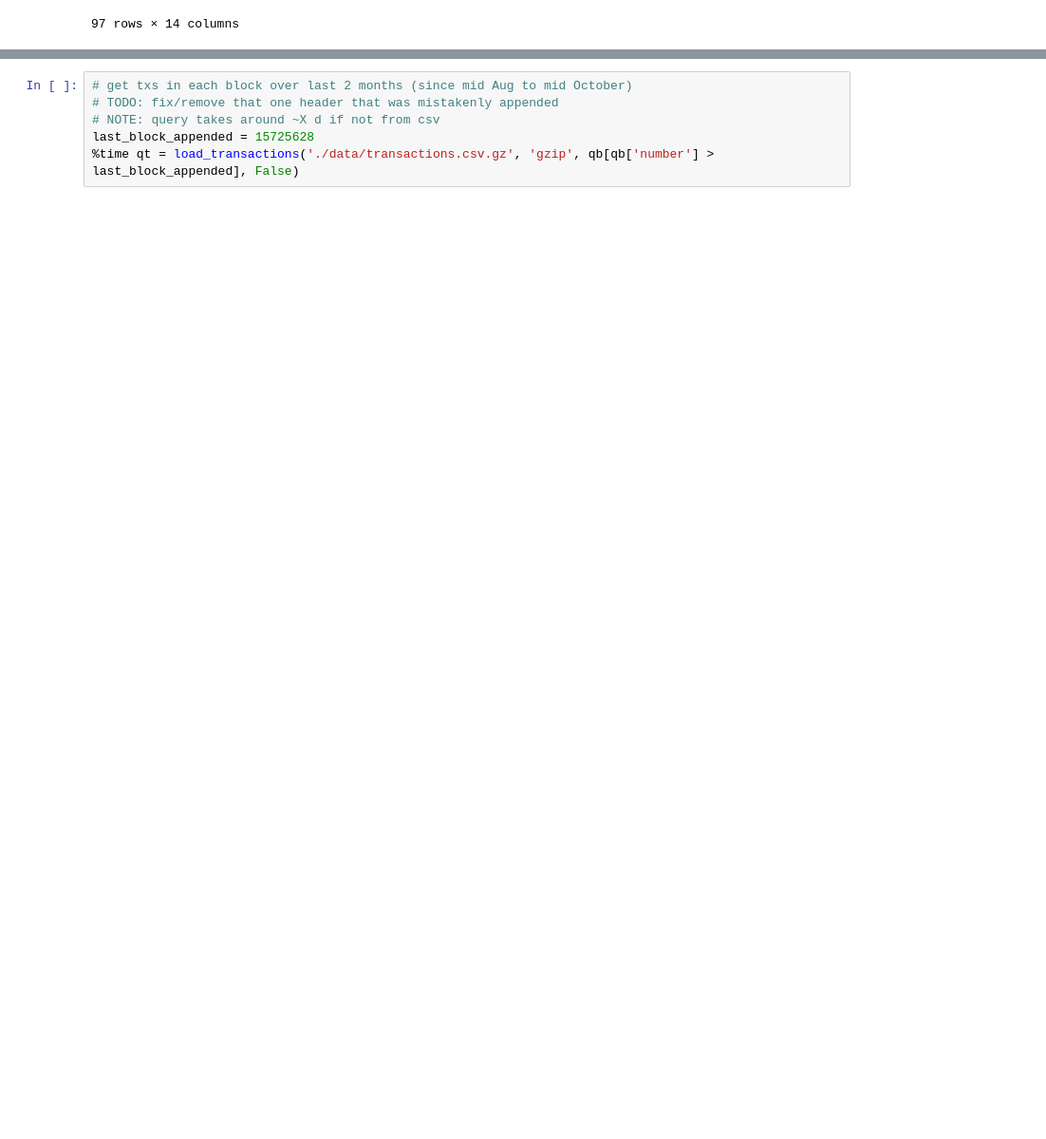
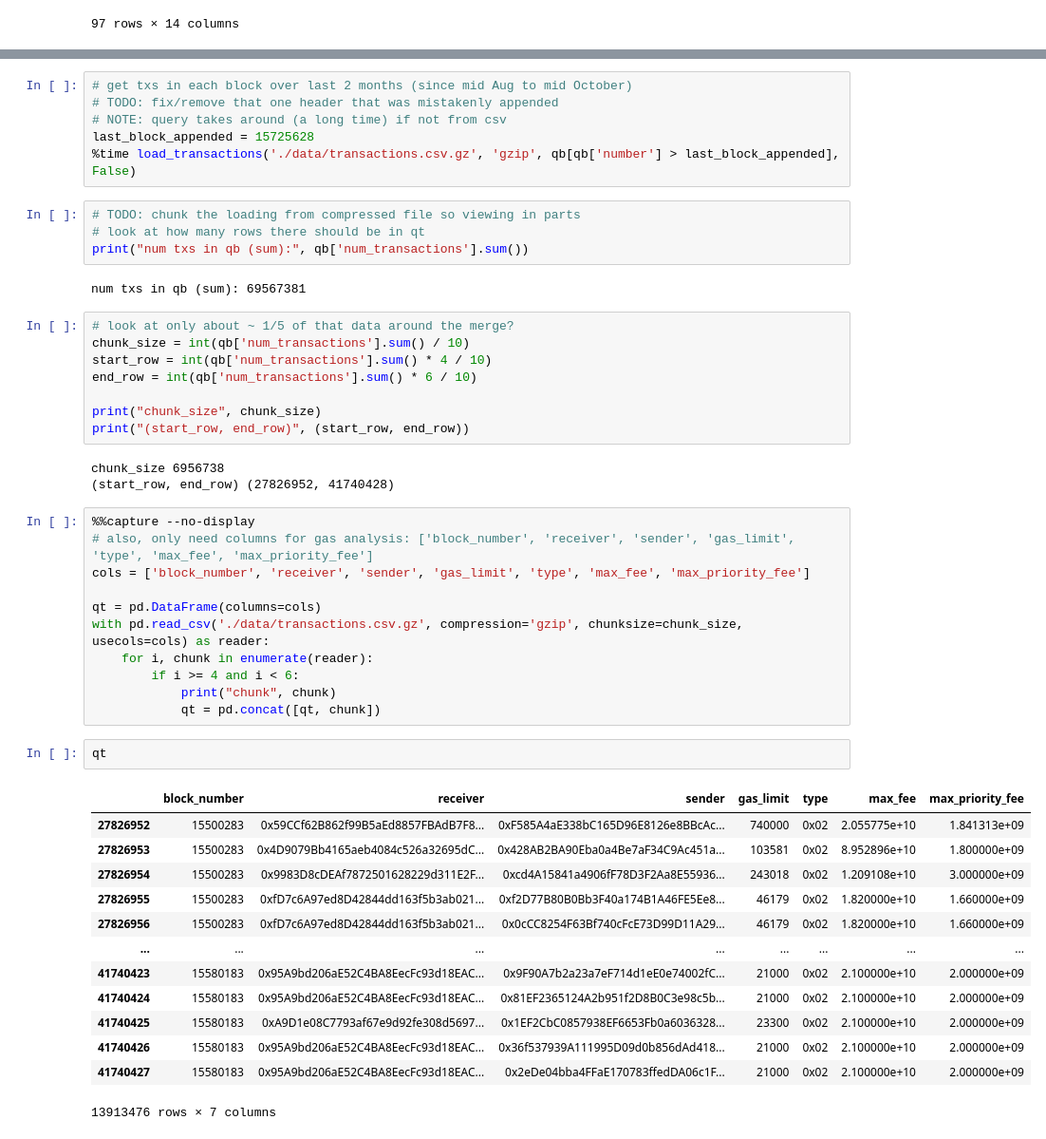
Before and after one commit to fmrmf/merge-challenge, a Jupyter notebook: notebook/transactions.ipynb, the cells around one changed output, grey strips where cells are left out. Shown at 95% size. Cells and saved outputs as stored; diff of their text form; blank space fills up the shorter version.

Commit message:
init txs analysis near merge

```diff
--- a/notebook/transactions.ipynb
+++ b/notebook/transactions.ipynb
@@ -149,6 +150,50 @@ def load_transactions(fp: str, compression: str, qb: pd.DataFrame, starts_from_h
 # %%
 # get txs in each block over last 2 months (since mid Aug to mid October)
 # TODO: fix/remove that one header that was mistakenly appended
-# NOTE: query takes around ~X d if not from csv
+# NOTE: query takes around (a long time) if not from csv
 last_block_appended = 15725628
-%time qt = load_transactions('./data/transactions.csv.gz', 'gzip', qb[qb['number'] > last_block_appended], False)
+%time load_transactions('./data/transactions.csv.gz', 'gzip', qb[qb['number'] > last_block_appended], False)
+# %%
+# TODO: chunk the loading from compressed file so viewing in parts
+# look at how many rows there should be in qt
+print("num txs in qb (sum):", qb['num_transactions'].sum())
+# %% [output]
+num txs in qb (sum): 69567381
+# %%
+# look at only about ~ 1/5 of that data around the merge?
+chunk_size = int(qb['num_transactions'].sum() / 10)
+start_row = int(qb['num_transactions'].sum() * 4 / 10)
+end_row = int(qb['num_transactions'].sum() * 6 / 10)
+
+print("chunk_size", chunk_size)
+print("(start_row, end_row)", (start_row, end_row))
+# %% [output]
+chunk_size 6956738
+(start_row, end_row) (27826952, 41740428)
+# %%
+%%capture --no-display
+# also, only need columns for gas analysis: ['block_number', 'receiver', 'sender', 'gas_limit', 'type', 'max_fee', 'max_priority_fee']
+cols = ['block_number', 'receiver', 'sender', 'gas_limit', 'type', 'max_fee', 'max_priority_fee']
+
+qt = pd.DataFrame(columns=cols)
+with pd.read_csv('./data/transactions.csv.gz', compression='gzip', chunksize=chunk_size, usecols=cols) as reader:
+    for i, chunk in enumerate(reader):
+        if i >= 4 and i < 6:
+            print("chunk", chunk)
+            qt = pd.concat([qt, chunk])
+# %%
+qt
+# %% [output]
+|  | block_number | receiver | sender | gas_limit | type | max_fee | max_priority_fee |
+| 27826952 | 15500283 | 0x59CCf62B862f99B5aEd8857FBAdB7F8... | 0xF585A4aE338bC165D96E8126e8BBcAc... | 740000 | 0x02 | 2.055775e+10 | 1.841313e+09 |
+| 27826953 | 15500283 | 0x4D9079Bb4165aeb4084c526a32695dC... | 0x428AB2BA90Eba0a4Be7aF34C9Ac451a... | 103581 | 0x02 | 8.952896e+10 | 1.800000e+09 |
+| 27826954 | 15500283 | 0x9983D8cDEAf7872501628229d311E2F... | 0xcd4A15841a4906fF78D3F2Aa8E55936... | 243018 | 0x02 | 1.209108e+10 | 3.000000e+09 |
+| 27826955 | 15500283 | 0xfD7c6A97ed8D42844dd163f5b3ab021... | 0xf2D77B80B0Bb3F40a174B1A46FE5Ee8... | 46179 | 0x02 | 1.820000e+10 | 1.660000e+09 |
+| 27826956 | 15500283 | 0xfD7c6A97ed8D42844dd163f5b3ab021... | 0x0cCC8254F63Bf740cFcE73D99D11A29... | 46179 | 0x02 | 1.820000e+10 | 1.660000e+09 |
+| ... | ... | ... | ... | ... | ... | ... | ... |
+| 41740423 | 15580183 | 0x95A9bd206aE52C4BA8EecFc93d18EAC... | 0x9F90A7b2a23a7eF714d1eE0e74002fC... | 21000 | 0x02 | 2.100000e+10 | 2.000000e+09 |
+| 41740424 | 15580183 | 0x95A9bd206aE52C4BA8EecFc93d18EAC... | 0x81EF2365124A2b951f2D8B0C3e98c5b... | 21000 | 0x02 | 2.100000e+10 | 2.000000e+09 |
+| 41740425 | 15580183 | 0xA9D1e08C7793af67e9d92fe308d5697... | 0x1EF2CbC0857938EF6653Fb0a6036328... | 23300 | 0x02 | 2.100000e+10 | 2.000000e+09 |
+| 41740426 | 15580183 | 0x95A9bd206aE52C4BA8EecFc93d18EAC... | 0x36f537939A111995D09d0b856dAd418... | 21000 | 0x02 | 2.100000e+10 | 2.000000e+09 |
+| 41740427 | 15580183 | 0x95A9bd206aE52C4BA8EecFc93d18EAC... | 0x2eDe04bba4FFaE170783ffedDA06c1F... | 21000 | 0x02 | 2.100000e+10 | 2.000000e+09 |
+13913476 rows × 7 columns
```
Also changed, not shown: parts of 11 cells of this notebook, 3 other files.
